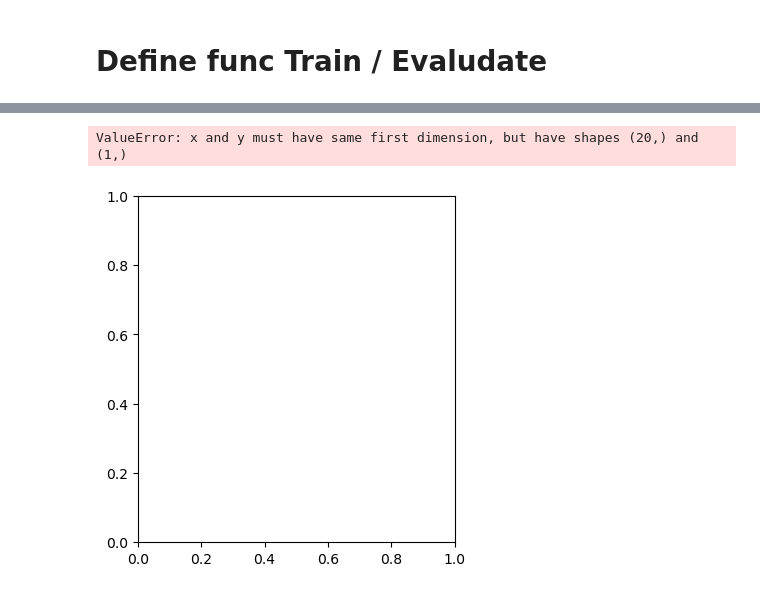
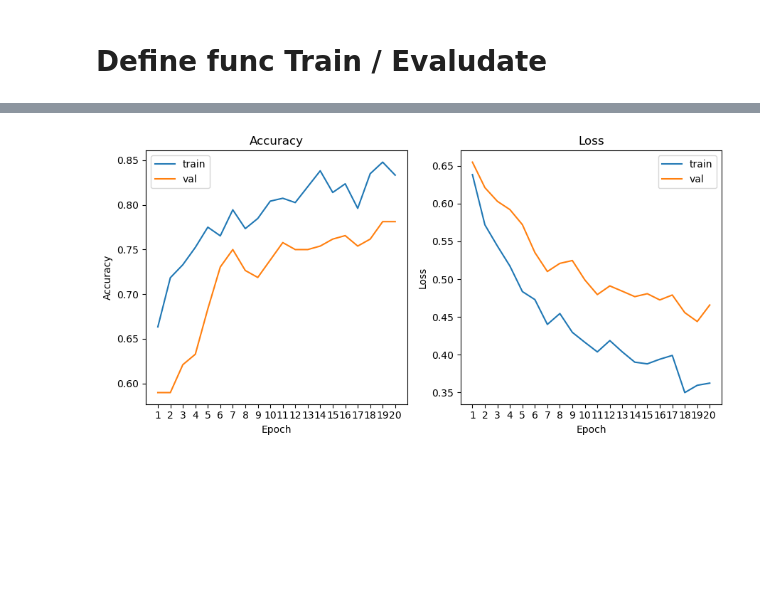
Before and after one commit to ooooo333i/Rally_Detector, a Jupyter notebook: main.ipynb, the cells around one changed output, grey strips where cells are left out. Saved outputs shown, nothing was run; the diff lists cells and outputs as text; code cells hidden in the pictures; blank space fills up the shorter version.

```diff
--- a/main.ipynb
+++ b/main.ipynb
@@ -104,7 +104,7 @@ class RES_LSTM(nn.Module):
 
         RES = resnet18(weights=ResNet18_Weights.IMAGENET1K_V1)
         for p in RES.parameters():
-            p.requires_grad = True
+            p.requires_grad = False # 고정
 
         modules = list(RES.children())[:-1]
         self.cnn = nn.Sequential(*modules)
@@ -185,7 +185,7 @@ def evaluate(model, loader, criterion, device):
 
     return total_loss / total, correct / total
 # %%
-model = RES_LSTM(hidden_size=256, num_layers=2, dropout=0.3)
+model = RES_LSTM(hidden_size=64, num_layers=1, dropout=0.3) # (256, 2) - (64, 1)
 model = model.to(device)
 
 tsummary(model, input_size=(1, 30, 3, 224, 224))
@@ -221,13 +221,13 @@ val_losses = []
 
 train_accuracies = []
 val_accuracies = []
-
+counter = 0
 for epoch in range(EPOCHS):
     train_loss, train_acc = train_one_epoch(model, train_loader, criterion, optimizer, device)
     val_loss, val_acc = evaluate(model, val_loader, criterion, device)
-
+    counter += 1
     print(
-        f"Epoch {epoch:02d} | "
+        f"Epoch {epoch+1:02d} | "
         f"Train Loss: {train_loss:.3f}, Acc: {train_acc*100:.2f}% | "
         f"Val Loss: {val_loss:.3f}, Acc: {val_acc*100:.2f}%" )
 
@@ -270,23 +286,22 @@ KeyboardInterrupt:
 # %%
 
-epochs_ax = range(1, EPOCHS + 1)
+epochs_ax = range(1, counter + 1)
 
 plt.figure(figsize=(9, 4.5))
 plt.subplot(1, 2, 1)
 plt.plot(epochs_ax, train_accuracies, label='train')
 plt.plot(epochs_ax, val_accuracies, label='val')
 plt.xlabel("Epoch"); plt.ylabel("Accuracy"); plt.title("Accuracy")
 plt.xticks(list(epochs_ax))
 plt.legend()
 
 plt.subplot(1, 2, 2)
 plt.plot(epochs_ax, train_losses, label='train')
 plt.plot(epochs_ax, val_losses, label='val')
 plt.xlabel("Epoch"); plt.ylabel("Loss"); plt.title("Loss")
 plt.xticks(list(epochs_ax))
 plt.legend()
 plt.tight_layout()
 plt.show()
 # %% [output]
-ValueError: x and y must have same first dimension, but have shapes (20,) and (1,)
-[figure, old version]
+[figure, new version]
```
Also changed, not shown: parts of 3 cells of this notebook, 2 other files.
